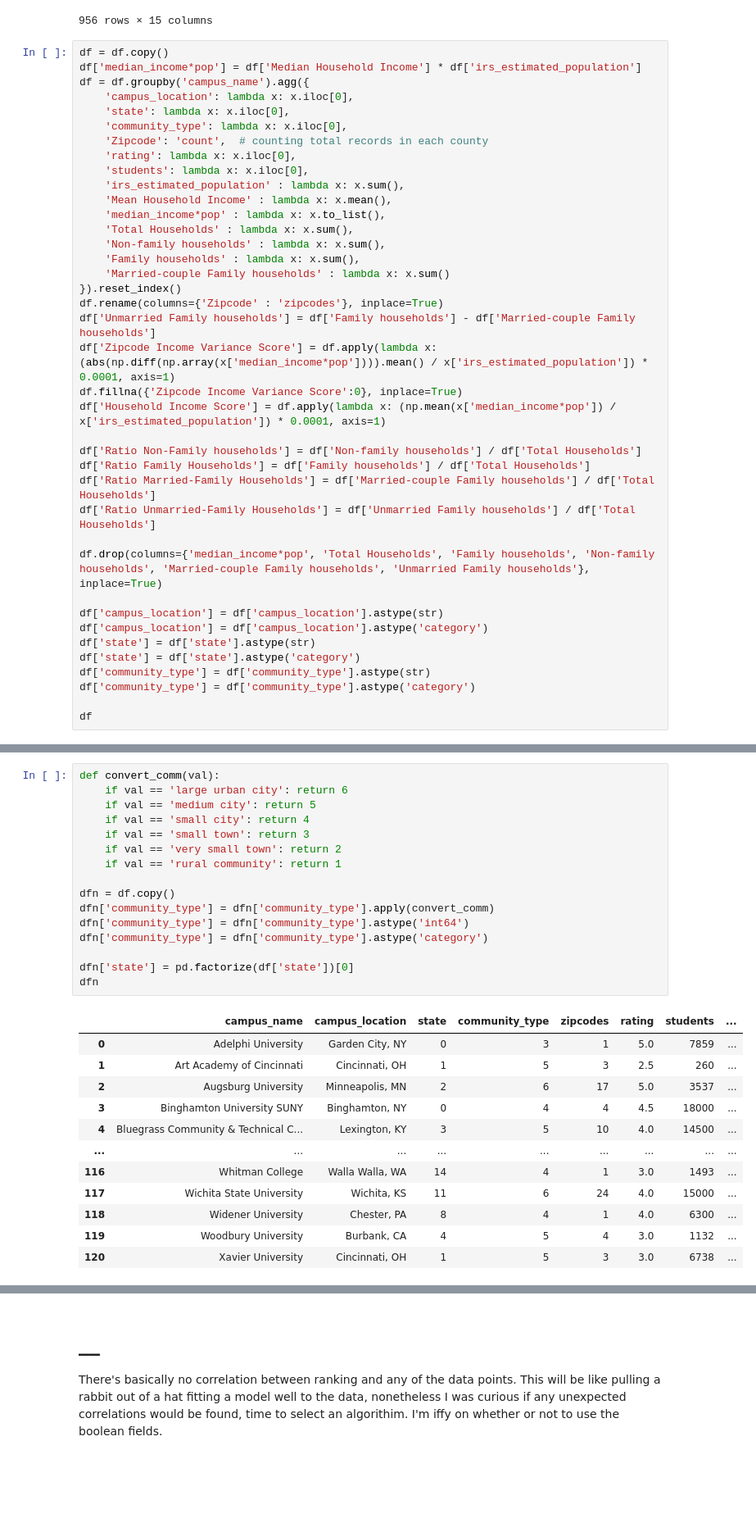
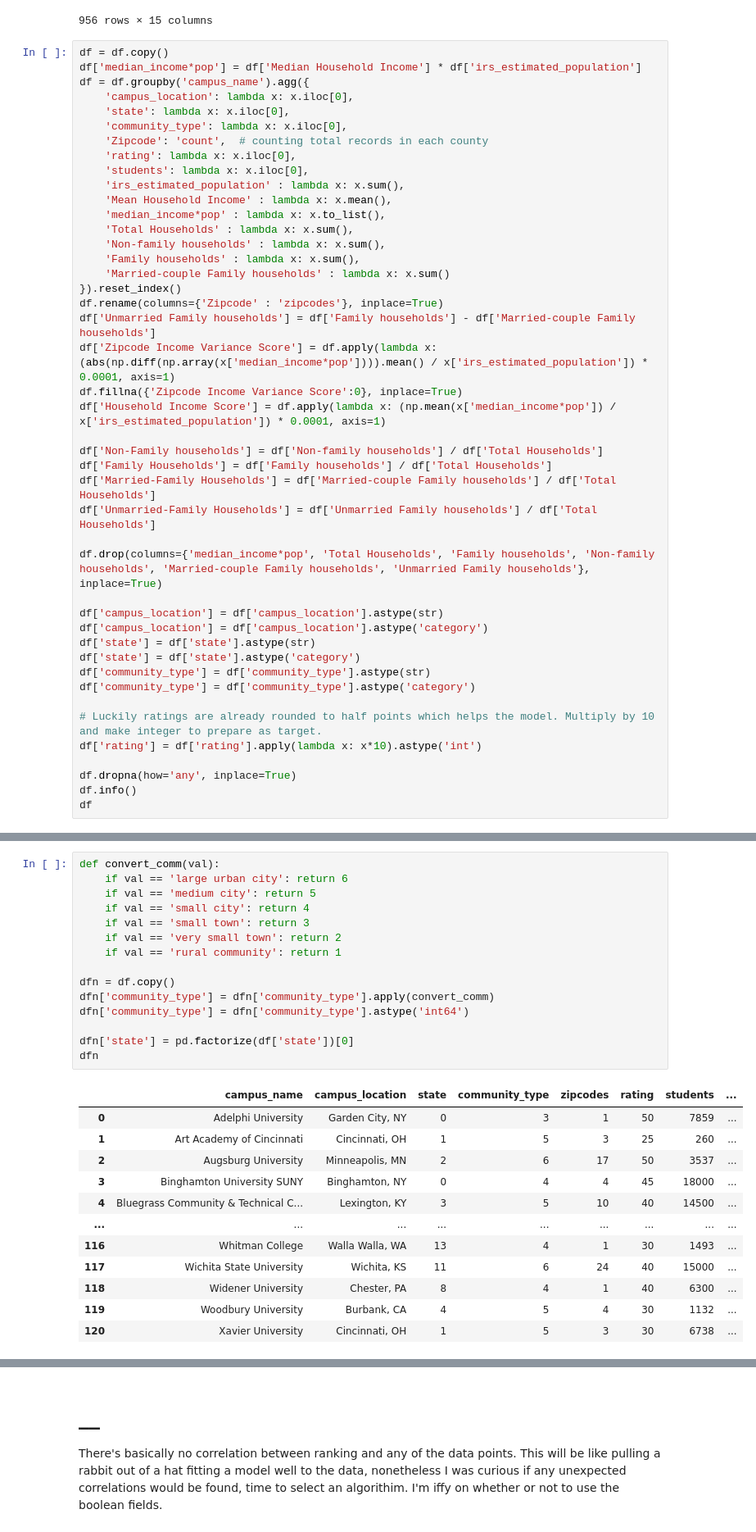
Before and after one commit to beckcarver/ml-algorithm-selection-beckcarver, a Jupyter notebook: algorithim-select.ipynb, the cells around one changed output, grey strips where cells are left out. Shown at 82% size. Drawn from its saved outputs; the diff is of its cells as text; blank space fills up the shorter version.

```diff
--- a/algorithim-select.ipynb
+++ b/algorithim-select.ipynb
@@ -171,10 +189,10 @@ df['Zipcode Income Variance Score'] = df.apply(lambda x: (abs(np.diff(np.array(x
 df.fillna({'Zipcode Income Variance Score':0}, inplace=True)
 df['Household Income Score'] = df.apply(lambda x: (np.mean(x['median_income*pop']) / x['irs_estimated_population']) * 0.0001, axis=1)
 
-df['Ratio Non-Family households'] = df['Non-family households'] / df['Total Households']
-df['Ratio Family Households'] = df['Family households'] / df['Total Households']
-df['Ratio Married-Family Households'] = df['Married-couple Family households'] / df['Total Households']
-df['Ratio Unmarried-Family Households'] = df['Unmarried Family households'] / df['Total Households']
+df['Non-Family households'] = df['Non-family households'] / df['Total Households']
+df['Family Households'] = df['Family households'] / df['Total Households']
+df['Married-Family Households'] = df['Married-couple Family households'] / df['Total Households']
+df['Unmarried-Family Households'] = df['Unmarried Family households'] / df['Total Households']
 
 df.drop(columns={'median_income*pop', 'Total Households', 'Family households', 'Non-family households', 'Married-couple Family households', 'Unmarried Family households'}, inplace=True)
 
@@ -185,5 +203,10 @@ df['state'] = df['state'].astype('category')
 df['community_type'] = df['community_type'].astype(str)
 df['community_type'] = df['community_type'].astype('category')
 
+# Luckily ratings are already rounded to half points which helps the model. Multiply by 10 and make integer to prepare as target.
+df['rating'] = df['rating'].apply(lambda x: x*10).astype('int')
+
+df.dropna(how='any', inplace=True)
+df.info()
 df
 # %% [output]
@@ -203,29 +250,28 @@ df
 # %%
 def convert_comm(val):
     if val == 'large urban city': return 6
     if val == 'medium city': return 5
     if val == 'small city': return 4
     if val == 'small town': return 3
     if val == 'very small town': return 2
     if val == 'rural community': return 1
 
 dfn = df.copy()
 dfn['community_type'] = dfn['community_type'].apply(convert_comm)
 dfn['community_type'] = dfn['community_type'].astype('int64')
-dfn['community_type'] = dfn['community_type'].astype('category')
 
 dfn['state'] = pd.factorize(df['state'])[0]
 dfn
 # %% [output]
 |  | campus_name | campus_location | state | community_type | zipcodes | rating | students | ... |
-| 0 | Adelphi University | Garden City, NY | 0 | 3 | 1 | 5.0 | 7859 | ... |
-| 1 | Art Academy of Cincinnati | Cincinnati, OH | 1 | 5 | 3 | 2.5 | 260 | ... |
-| 2 | Augsburg University | Minneapolis, MN | 2 | 6 | 17 | 5.0 | 3537 | ... |
-| 3 | Binghamton University SUNY | Binghamton, NY | 0 | 4 | 4 | 4.5 | 18000 | ... |
-| 4 | Bluegrass Community & Technical C... | Lexington, KY | 3 | 5 | 10 | 4.0 | 14500 | ... |
+| 0 | Adelphi University | Garden City, NY | 0 | 3 | 1 | 50 | 7859 | ... |
+| 1 | Art Academy of Cincinnati | Cincinnati, OH | 1 | 5 | 3 | 25 | 260 | ... |
+| 2 | Augsburg University | Minneapolis, MN | 2 | 6 | 17 | 50 | 3537 | ... |
+| 3 | Binghamton University SUNY | Binghamton, NY | 0 | 4 | 4 | 45 | 18000 | ... |
+| 4 | Bluegrass Community & Technical C... | Lexington, KY | 3 | 5 | 10 | 40 | 14500 | ... |
 | ... | ... | ... | ... | ... | ... | ... | ... | ... |
-| 116 | Whitman College | Walla Walla, WA | 14 | 4 | 1 | 3.0 | 1493 | ... |
-| 117 | Wichita State University | Wichita, KS | 11 | 6 | 24 | 4.0 | 15000 | ... |
-| 118 | Widener University | Chester, PA | 8 | 4 | 1 | 4.0 | 6300 | ... |
-| 119 | Woodbury University | Burbank, CA | 4 | 5 | 4 | 3.0 | 1132 | ... |
-| 120 | Xavier University | Cincinnati, OH | 1 | 5 | 3 | 3.0 | 6738 | ... |
+| 116 | Whitman College | Walla Walla, WA | 13 | 4 | 1 | 30 | 1493 | ... |
+| 117 | Wichita State University | Wichita, KS | 11 | 6 | 24 | 40 | 15000 | ... |
+| 118 | Widener University | Chester, PA | 8 | 4 | 1 | 40 | 6300 | ... |
+| 119 | Woodbury University | Burbank, CA | 4 | 5 | 4 | 30 | 1132 | ... |
+| 120 | Xavier University | Cincinnati, OH | 1 | 5 | 3 | 30 | 6738 | ... |
```
Also changed, not shown: parts of 18 cells of this notebook, 3 other files.
